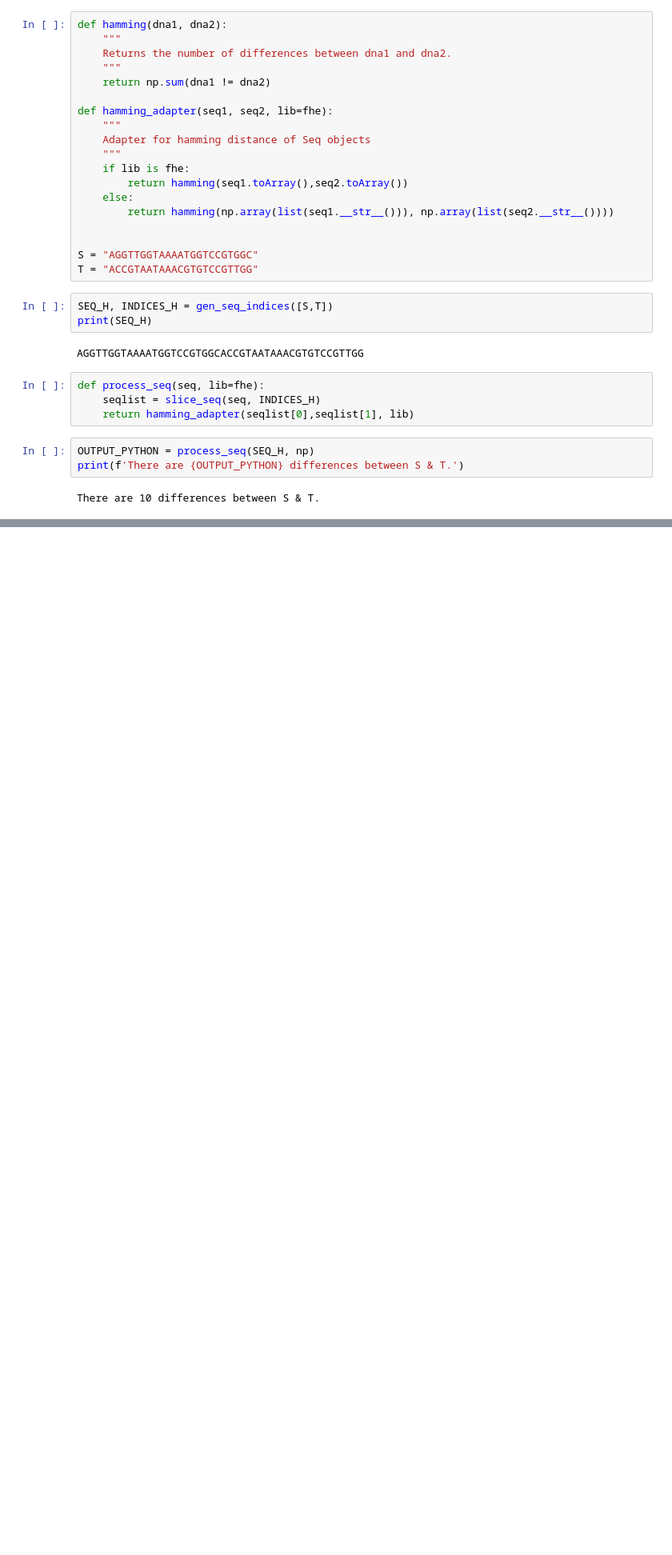
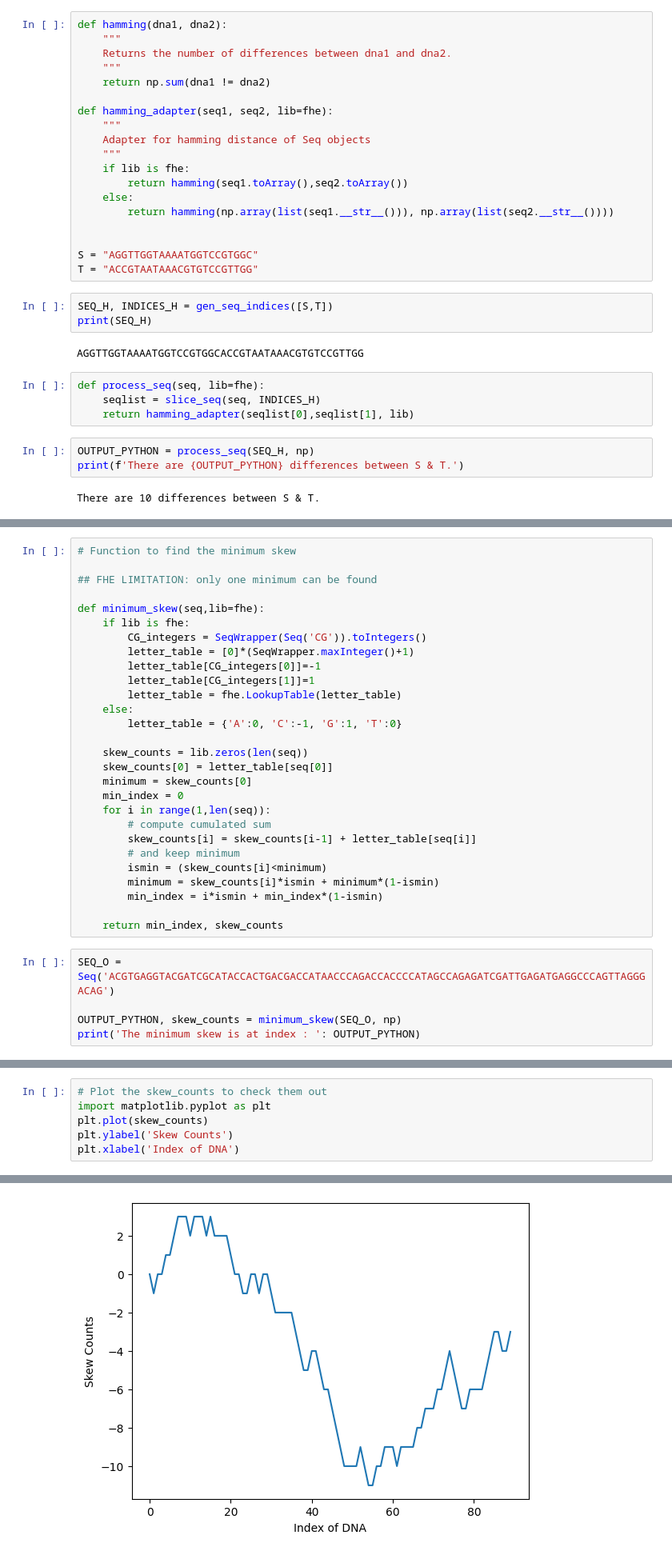
Before and after one commit to Tekkare/concrete-biopython, a Jupyter notebook: tutorial/applications.ipynb, the cells around one changed output, grey strips where cells are left out. Shown at 80% size. Cells and saved outputs as stored; diff of their text form; blank space fills up the shorter version.

```diff
--- a/tutorial/applications.ipynb
+++ b/tutorial/applications.ipynb
@@ -142,0 +149,33 @@ There are 10 differences between S & T.
+# %%
+# Function to find the minimum skew
+
+## FHE LIMITATION: only one minimum can be found
+
+def minimum_skew(seq,lib=fhe):
+    if lib is fhe:
+        CG_integers = SeqWrapper(Seq('CG')).toIntegers()
+        letter_table = [0]*(SeqWrapper.maxInteger()+1)
+        letter_table[CG_integers[0]]=-1
+        letter_table[CG_integers[1]]=1
+        letter_table = fhe.LookupTable(letter_table)
+    else:
+        letter_table = {'A':0, 'C':-1, 'G':1, 'T':0}
+
+    skew_counts = lib.zeros(len(seq))
+    skew_counts[0] = letter_table[seq[0]]
+    minimum = skew_counts[0]
+    min_index = 0
+    for i in range(1,len(seq)):
+        # compute cumulated sum
+        skew_counts[i] = skew_counts[i-1] + letter_table[seq[i]]
+        # and keep minimum
+        ismin = (skew_counts[i]<minimum)
+        minimum = skew_counts[i]*ismin + minimum*(1-ismin)
+        min_index = i*ismin + min_index*(1-ismin)
+
+    return min_index, skew_counts
+# %%
+SEQ_O = Seq('ACGTGAGGTACGATCGCATACCACTGACGACCATAACCCAGACCACCCCATAGCCAGAGATCGATTGAGATGAGGCCCAGTTAGGGACAG')
+
+OUTPUT_PYTHON, skew_counts = minimum_skew(SEQ_O, np)
+print('The minimum skew is at index : ': OUTPUT_PYTHON)
@@ -142,0 +184,7 @@ There are 10 differences between S & T.
+# %%
+# Plot the skew_counts to check them out
+import matplotlib.pyplot as plt
+plt.plot(skew_counts)
+plt.ylabel('Skew Counts')
+plt.xlabel('Index of DNA')
+# %% [output]
@@ -142,0 +192 @@ There are 10 differences between S & T.
+[figure, added]
```
Also changed, not shown: parts of 23 cells of this notebook, 1 other file.
